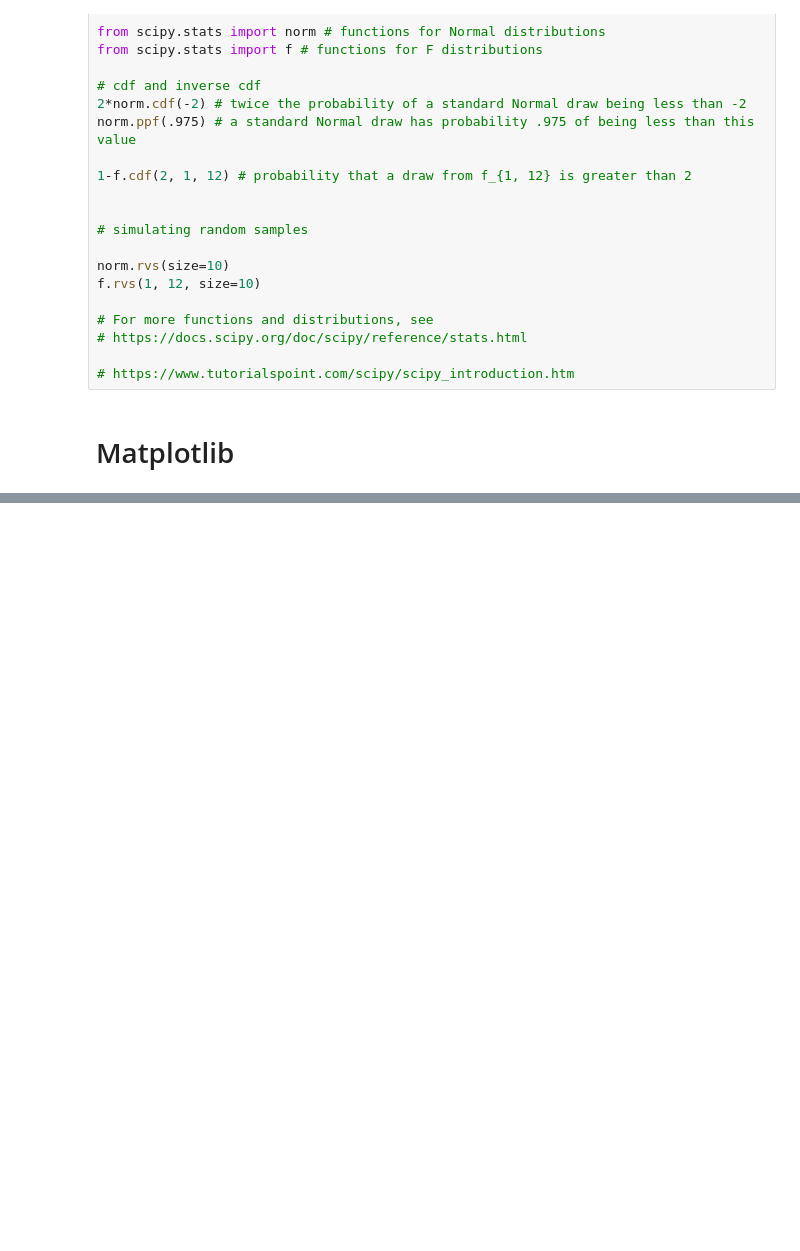
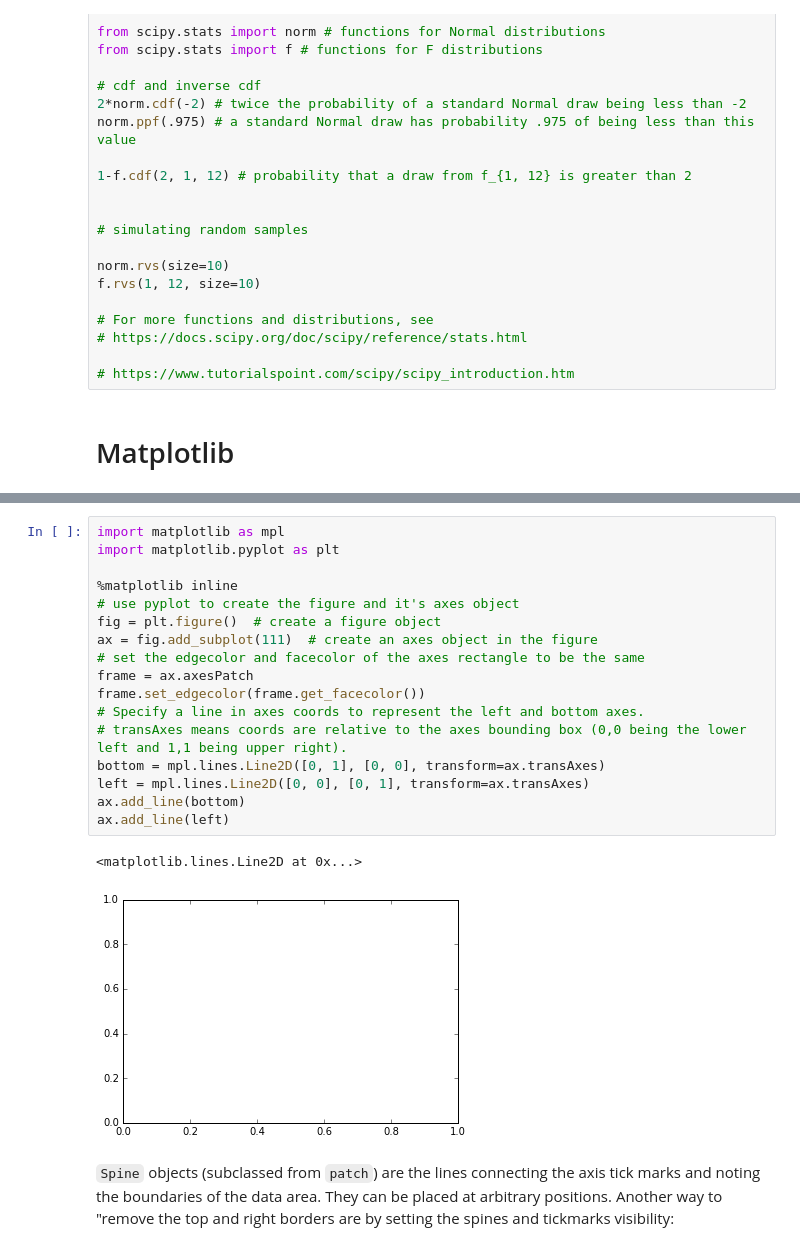
Before and after one commit to sdsawtelle/yale-som-python-workshop, a Jupyter notebook: notebooks/Scipy_Ecosystem_Python_Packages.ipynb, the cells around one changed output, grey strips where cells are left out. Drawn from its saved outputs; the diff is of its cells as text; blank space fills up the shorter version.

```diff
--- a/notebooks/Scipy_Ecosystem_Python_Packages.ipynb
+++ b/notebooks/Scipy_Ecosystem_Python_Packages.ipynb
@@ -269,0 +326,22 @@ f.rvs(1, 12, size=10)
+# %%
+import matplotlib as mpl
+import matplotlib.pyplot as plt
+
+%matplotlib inline
+# use pyplot to create the figure and it's axes object
+fig = plt.figure()  # create a figure object
+ax = fig.add_subplot(111)  # create an axes object in the figure
+# set the edgecolor and facecolor of the axes rectangle to be the same
+frame = ax.axesPatch
+frame.set_edgecolor(frame.get_facecolor())
+# Specify a line in axes coords to represent the left and bottom axes.
+# transAxes means coords are relative to the axes bounding box (0,0 being the lower left and 1,1 being upper right).
+bottom = mpl.lines.Line2D([0, 1], [0, 0], transform=ax.transAxes)
+left = mpl.lines.Line2D([0, 0], [0, 1], transform=ax.transAxes)
+ax.add_line(bottom)
+ax.add_line(left)
+# %% [output]
+<matplotlib.lines.Line2D at 0x...>
+[figure, added]
+# %% [markdown]
+`Spine` objects (subclassed from `patch`) are the lines connecting the axis tick marks and noting the boundaries of the data area. They can be placed at arbitrary positions. Another way to "remove the top and right borders are by setting the spines and tickmarks visibility:
```
Also changed, not shown: parts of 9 cells of this notebook, 1 other file.
